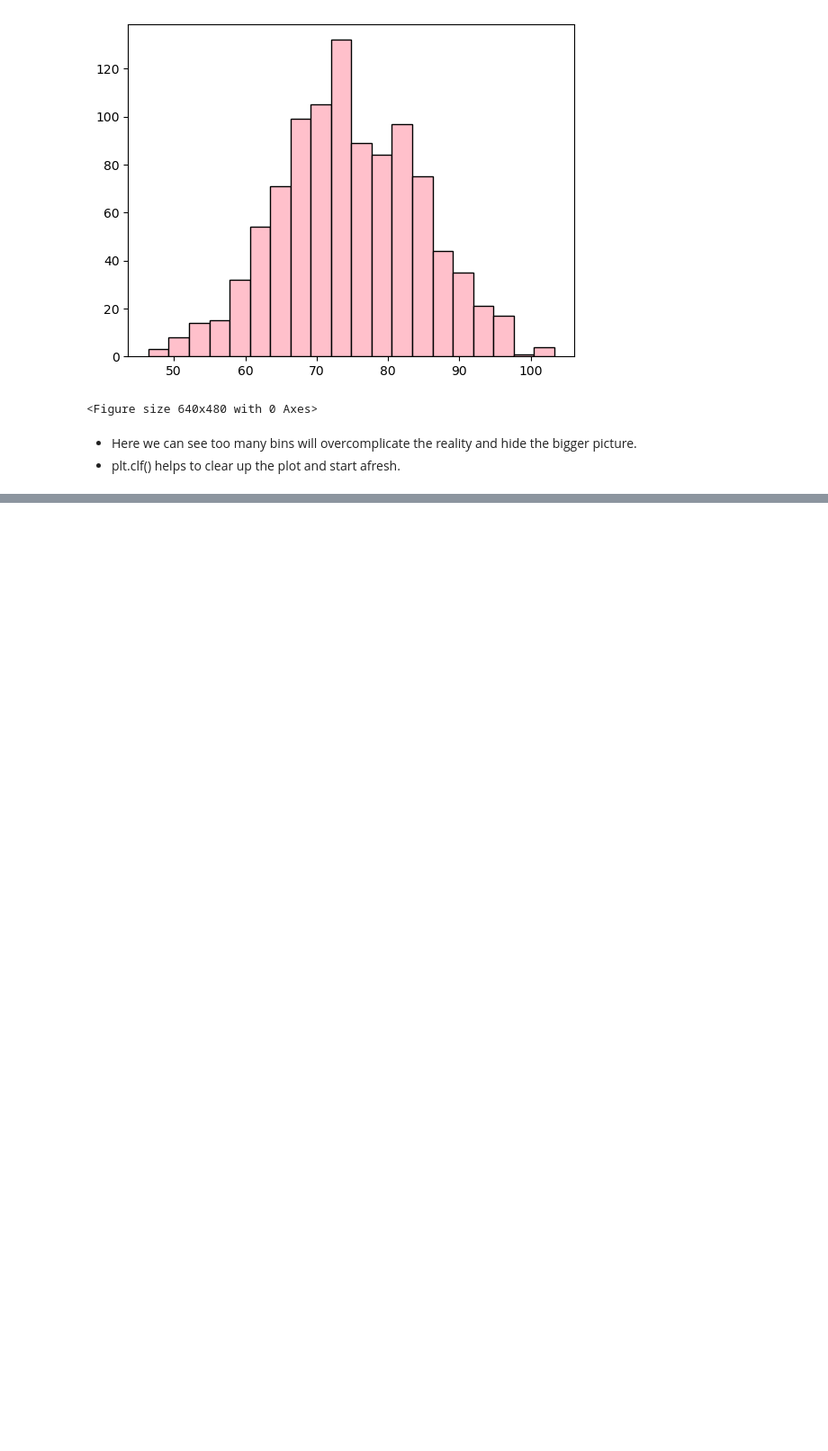
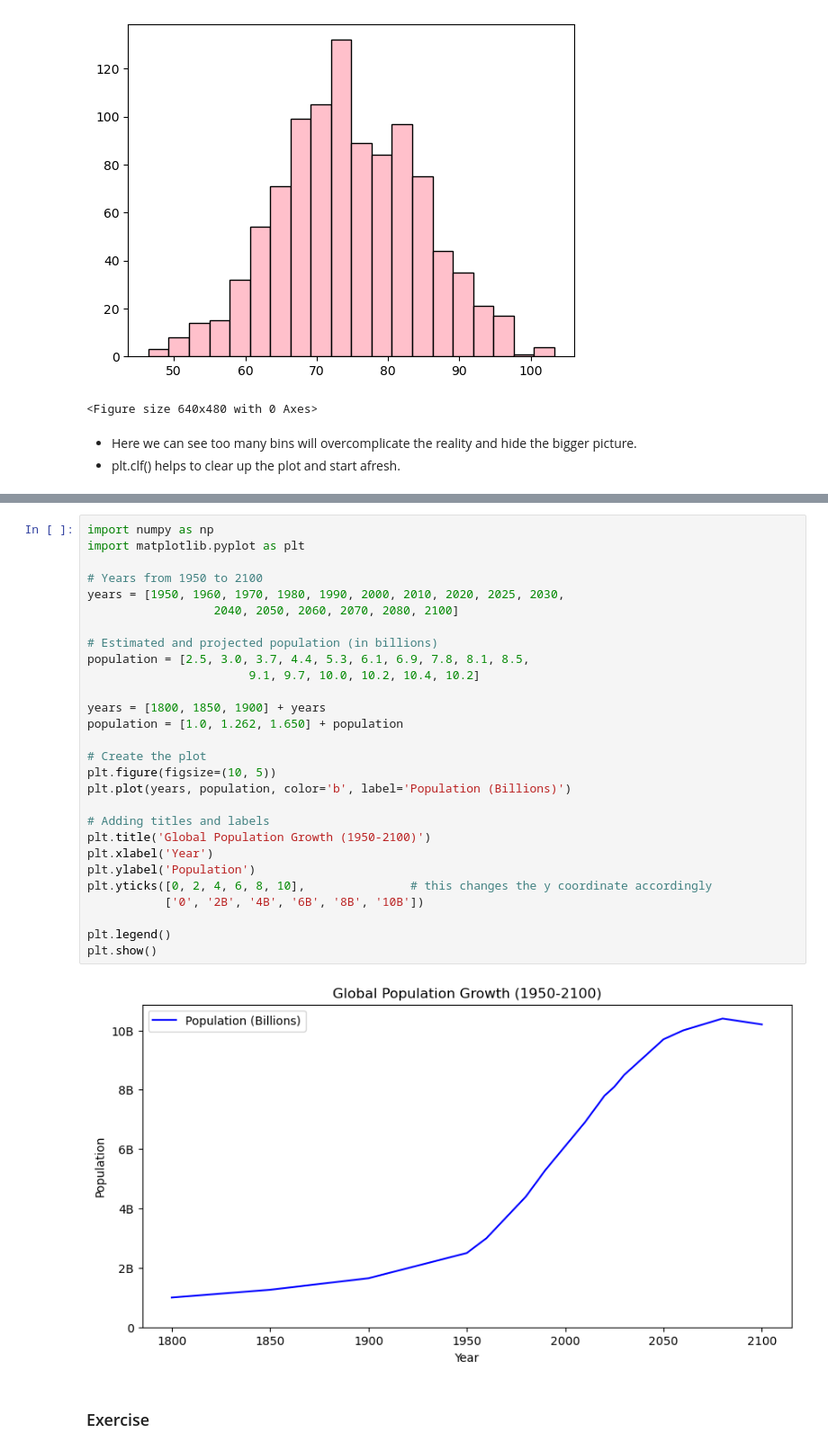
Before and after one commit to kar137/datascience-python, a Jupyter notebook: notebooks/intermediate-python.ipynb, the cells around one changed output, grey strips where cells are left out. Shown: that part at 90% size. Saved outputs shown, nothing was run; the diff lists cells and outputs as text; blank space fills up the shorter version.

Commit message:
Update docs to learn customization of plot

```diff
--- a/notebooks/intermediate-python.ipynb
+++ b/notebooks/intermediate-python.ipynb
@@ -134,0 +141,32 @@ plt.clf()
+# %%
+import numpy as np
+import matplotlib.pyplot as plt
+
+# Years from 1950 to 2100
+years = [1950, 1960, 1970, 1980, 1990, 2000, 2010, 2020, 2025, 2030,
+                  2040, 2050, 2060, 2070, 2080, 2100]
+
+# Estimated and projected population (in billions)
+population = [2.5, 3.0, 3.7, 4.4, 5.3, 6.1, 6.9, 7.8, 8.1, 8.5,
+                       9.1, 9.7, 10.0, 10.2, 10.4, 10.2]
+
+years = [1800, 1850, 1900] + years
+population = [1.0, 1.262, 1.650] + population
+
+# Create the plot
+plt.figure(figsize=(10, 5))
+plt.plot(years, population, color='b', label='Population (Billions)')
+
+# Adding titles and labels
+plt.title('Global Population Growth (1950-2100)')
+plt.xlabel('Year')
+plt.ylabel('Population')
+plt.yticks([0, 2, 4, 6, 8, 10],               # this changes the y coordinate accordingly
+           ['0', '2B', '4B', '6B', '8B', '10B'])
+
+plt.legend()
+plt.show()
+# %% [output]
+[figure, added]
+# %% [markdown]
+### Exercise
```
Also changed, not shown: parts of 1 cell of this notebook.
